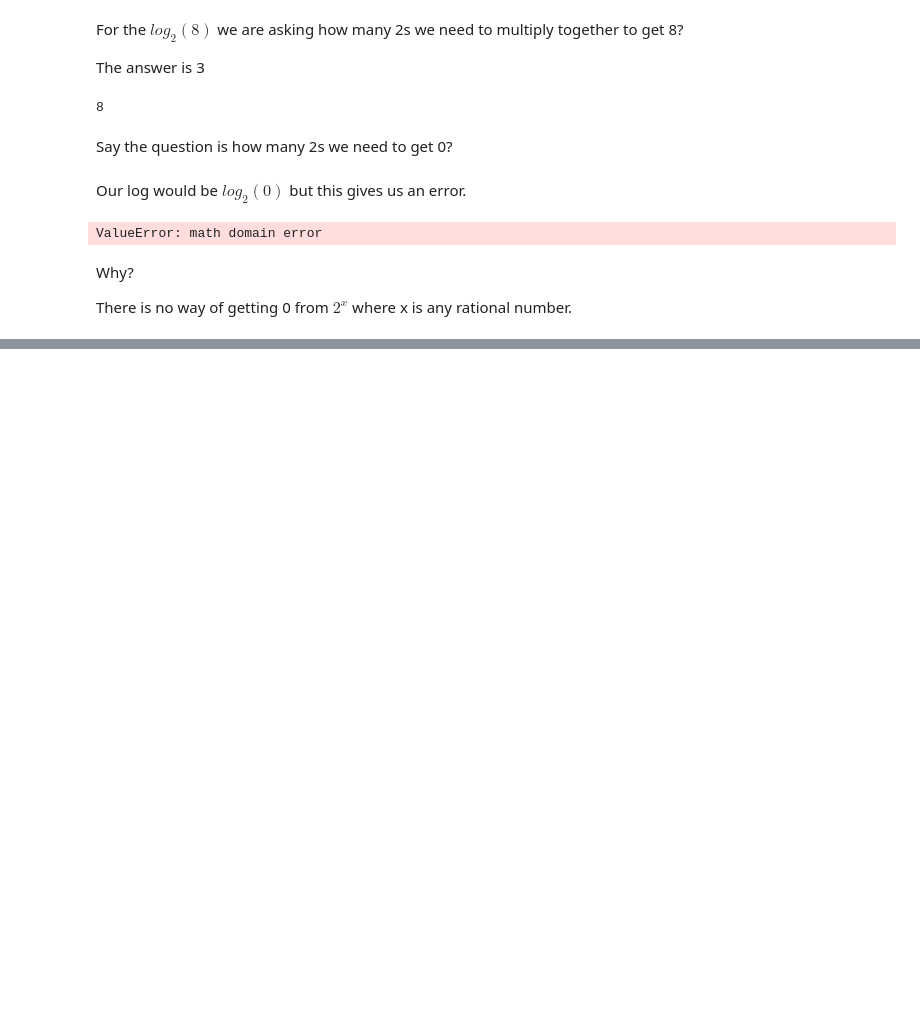
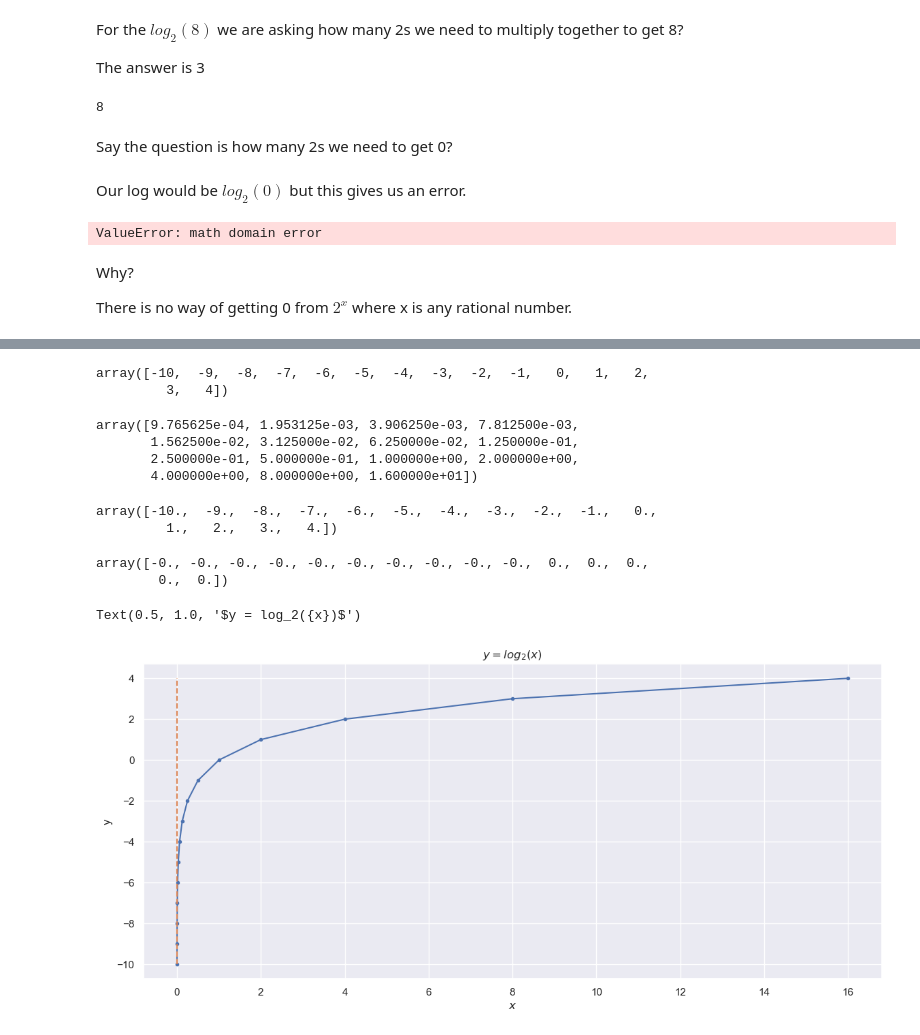
Before and after one commit to ShaneOG2/fund-data-analysis-assessment, a Jupyter notebook: Practicals/Regular Tasks/Information.ipynb, the cells around one changed output, grey strips where cells are left out. Saved outputs shown, nothing was run; the diff lists cells and outputs as text; code cells hidden in the pictures; blank space fills up the shorter version.

Commit message:
Added in a log2 graph. Want to fix up and potentially add 2^x

```diff
--- a/Practicals/Regular Tasks/Information.ipynb
+++ b/Practicals/Regular Tasks/Information.ipynb
@@ -197,0 +156,41 @@ array([        nan,         nan,         nan,         nan,         nan,
+# %%
+import matplotlib.pyplot as plt
+import seaborn as sns
+import numpy as np
+
+x = np.arange(-10, 5)
+x
+# %% [output]
+array([-10,  -9,  -8,  -7,  -6,  -5,  -4,  -3,  -2,  -1,   0,   1,   2,
+         3,   4])
+# %%
+two_power_x = np.power(2, x, dtype=float)
+two_power_x
+# %% [output]
+array([9.765625e-04, 1.953125e-03, 3.906250e-03, 7.812500e-03,
+       1.562500e-02, 3.125000e-02, 6.250000e-02, 1.250000e-01,
+       2.500000e-01, 5.000000e-01, 1.000000e+00, 2.000000e+00,
+       4.000000e+00, 8.000000e+00, 1.600000e+01])
+# %%
+log = np.log2(two_power_x)
+log
+# %% [output]
+array([-10.,  -9.,  -8.,  -7.,  -6.,  -5.,  -4.,  -3.,  -2.,  -1.,   0.,
+         1.,   2.,   3.,   4.])
+# %%
+zeros = log * 0
+zeros
+# %% [output]
+array([-0., -0., -0., -0., -0., -0., -0., -0., -0., -0.,  0.,  0.,  0.,
+        0.,  0.])
+# %%
+sns.set(style="darkgrid")
+fig, ax = plt.subplots(figsize=(14, 6))
+ax.plot(two_power_x, log, marker=".")
+ax.plot(zeros, log, "--")
+plt.xlabel("$x$")
+plt.ylabel("y")
+plt.title("$y = log_2({x})$")
+# %% [output]
+Text(0.5, 1.0, '$y = log_2({x})$')
+[figure, added]
```
Also changed, not shown: parts of 1 cell of this notebook.
